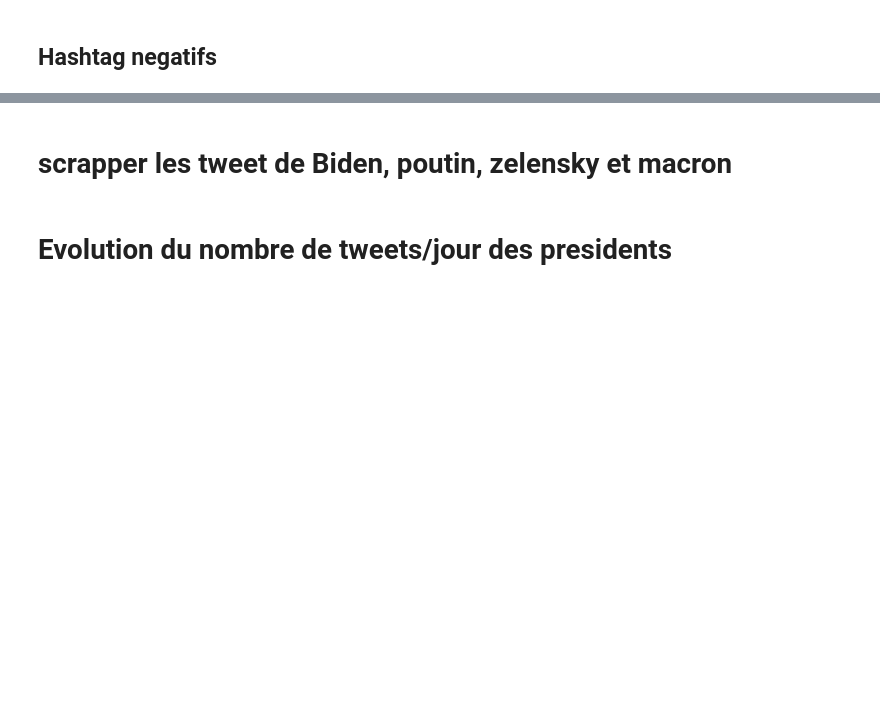
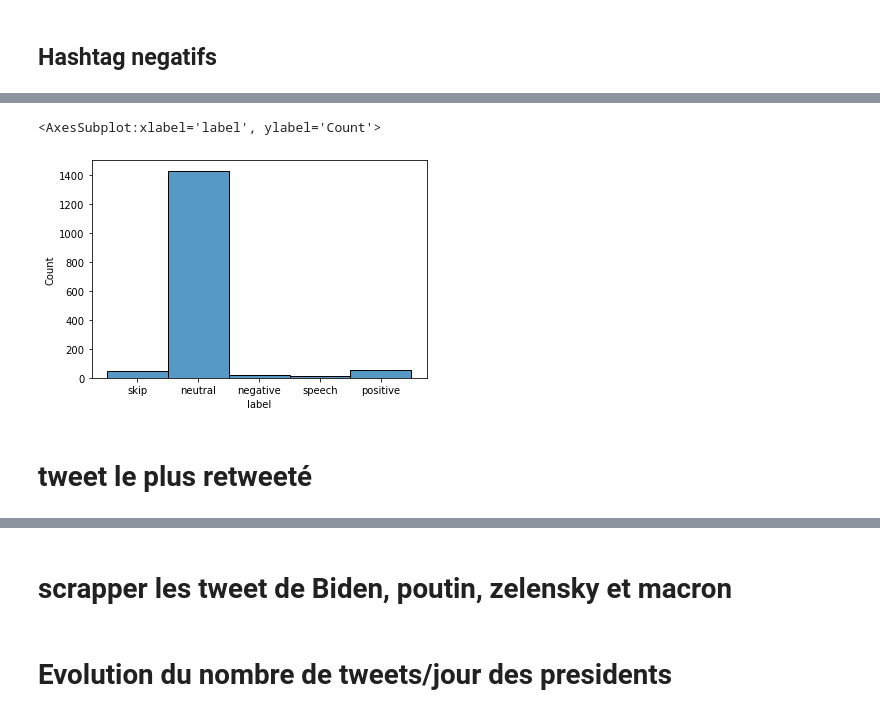
Before and after one commit to Amenay-khl/Osint, a Jupyter notebook: Osint_Uk2.ipynb, the cells around one changed output, grey strips where cells are left out. Cells and saved outputs as stored; diff of their text form; code cells hidden in the pictures; blank space fills up the shorter version.

```diff
--- a/Osint_Uk2.ipynb
+++ b/Osint_Uk2.ipynb
@@ -618,0 +618,12 @@ df_hash_negatifs.plot.bar(x='Hashtag', y='Tweets', rot=90)
+# %%
+from dostoevsky.tokenization import RegexTokenizer
+from dostoevsky.models import FastTextSocialNetworkModel
+
+tokenizer = RegexTokenizer()
+tokens = tokenizer.split('всё очень плохо')  # [('всё', None), ('очень', None), ('плохо', None)]
+
+model = FastTextSocialNetworkModel(tokenizer=tokenizer)
+
+messages = df_ru.content
+
+results = model.predict(messages, k=1)
@@ -618,0 +632,16 @@ df_hash_negatifs.plot.bar(x='Hashtag', y='Tweets', rot=90)
+# %%
+label=[]
+sentiment=[]
+for i in range(len(results)):
+    label.append(list(results[i].keys())[0])
+    sentiment.append((list(results[i].values())[0]))
+
+df_ru["label"]=label
+df_ru["sentiment"]=sentiment
+# %%
+sns.histplot(df_ru["label"])
+# %% [output]
+<AxesSubplot:xlabel='label', ylabel='Count'>
+[figure, added]
+# %% [markdown]
+# tweet le plus retweeté
```
Also changed, not shown: parts of 55 cells of this notebook.
